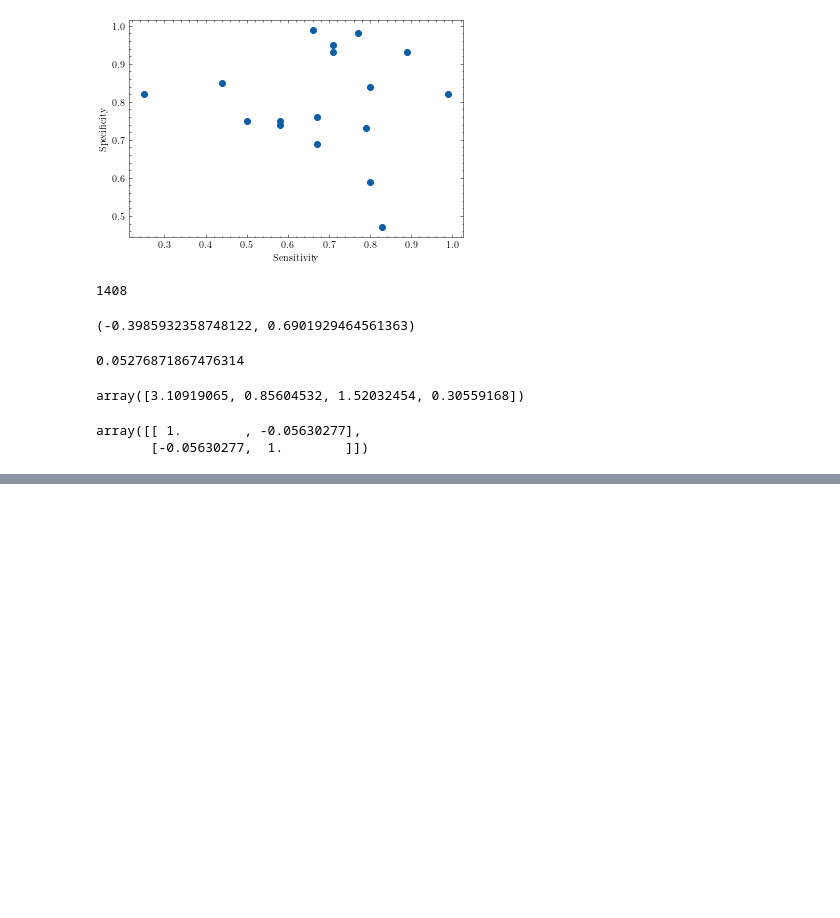
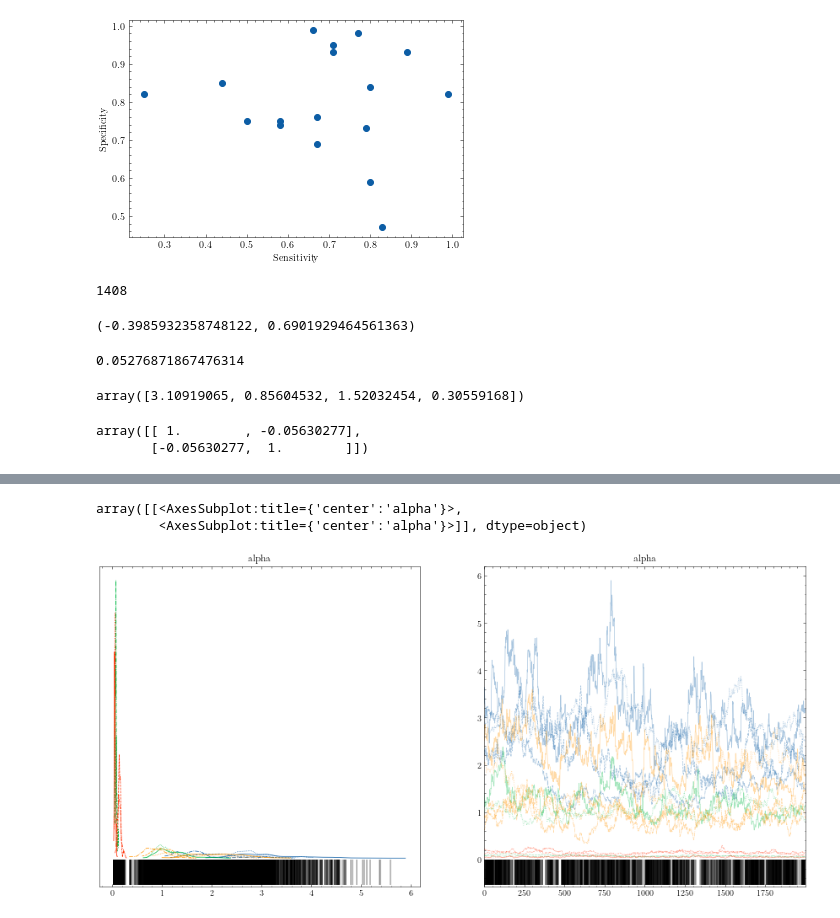
Before and after one commit to lucasmoschen/bivariate-beta, a Jupyter notebook: notebooks/covid_tests.ipynb, the cells around one changed output, grey strips where cells are left out. Drawn from its saved outputs; the diff is of its cells as text; code cells hidden in the pictures; blank space fills up the shorter version.

```diff
--- a/notebooks/covid_tests.ipynb
+++ b/notebooks/covid_tests.ipynb
@@ -44,7 +44,7 @@ filter_func = lambda i: lambda x: float(re.findall('[0-9].[0-9][0-9]', x.replace
 
 set_cmdstan_path('/home/lucasmoschen/anaconda3/envs/project-beta/bin/cmdstan')
 
-stanfile = os.path.join('..', 'scripts', 'stan', 'bivariate-beta-model-v3.stan')
+stanfile = os.path.join('..', 'scripts', 'stan', 'bivariate-beta-model-v3-1.stan')
 model = CmdStanModel(stan_file=stanfile, cpp_options={'STAN_THREADS': True})
 # %% [markdown]
 Getting the data
@@ -200,3 +200,10 @@ np.corrcoef(studies.Sensitivity, studies.Specificity)
 # %% [output]
 array([[ 1.        , -0.05630277],
        [-0.05630277,  1.        ]])
+# %%
+a = 1*np.ones(4)
+b = 1*np.ones(4)
+
+data = {'n': len(x), 'a': a, 'b': b, 'xy': np.column_stack([x,y]), 'w': len(x)*studies.N/studies.N.sum()}
+
+model_fit = model.sample(data=data, iter_warmup=2000, iter_sampling=2000, chains=4, adapt_delta=0.9)
@@ -202,0 +252,6 @@ array([[ 1.        , -0.05630277],
+# %%
+az.plot_trace(model_fit, var_names=['alpha'], figsize=(15,7))
+# %% [output]
+array([[<AxesSubplot:title={'center':'alpha'}>,
+        <AxesSubplot:title={'center':'alpha'}>]], dtype=object)
+[figure, added]
```
Also changed, not shown: parts of 3 cells of this notebook, 2 other files.
